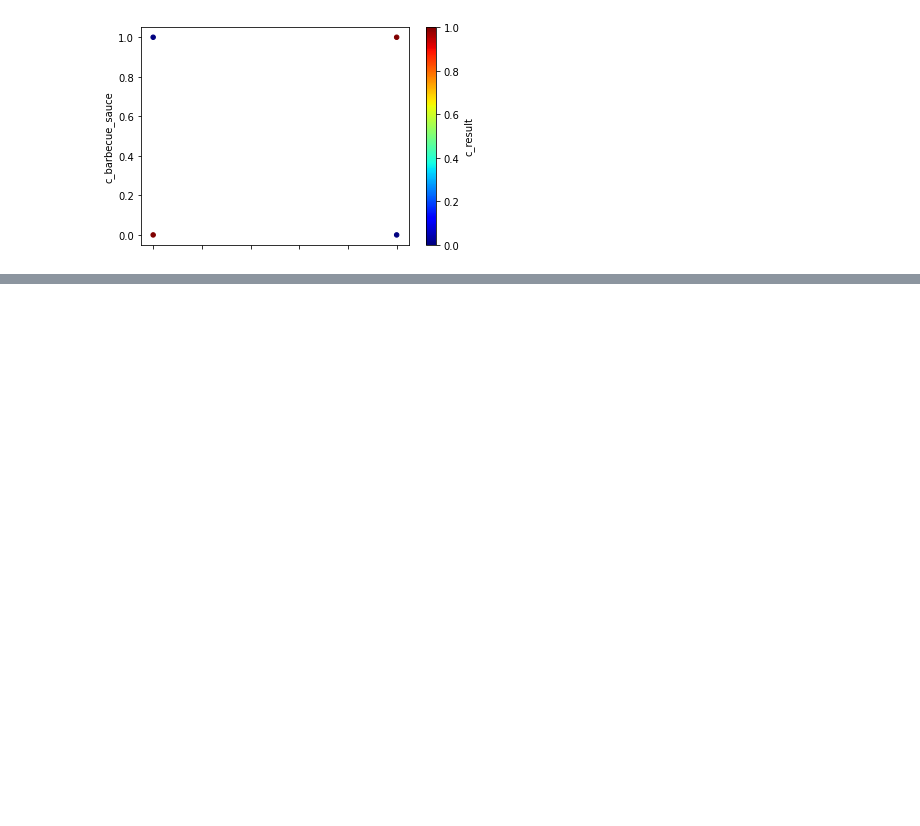
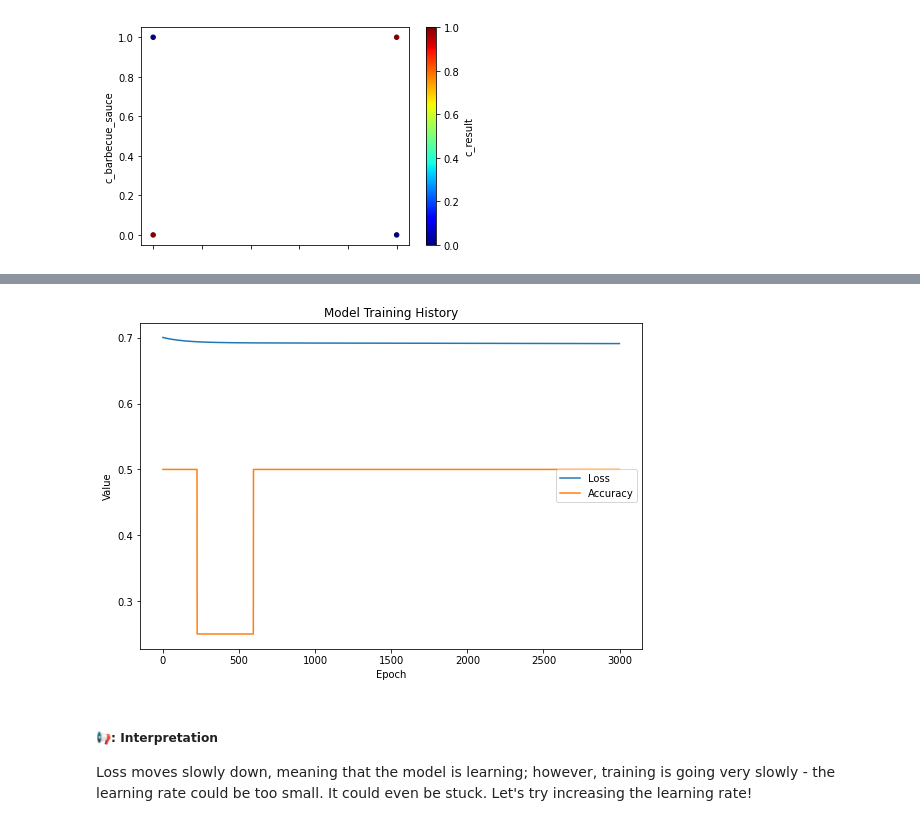
Before and after one commit to seamus0215/Deep-learning-from-the-ground-up, a Jupyter notebook: snn.ipynb, the cells around one changed output, grey strips where cells are left out. Saved outputs shown, nothing was run; the diff lists cells and outputs as text; code cells hidden in the pictures; blank space fills up the shorter version.

Commit message:
updated small neural network

```diff
--- a/snn.ipynb
+++ b/snn.ipynb
@@ -56,0 +59,17 @@ pizza_sauce.plot(
+# %%
+# Declare network layers
+
+input_layer = Dense(units=2, input_dim=2, activation='sigmoid')
+output_layer = Dense(units=1, activation='sigmoid')
+
+# Initialize model
+pizza_sauce_model = Sequential()
+pizza_sauce_model.add(input_layer)
+pizza_sauce_model.add(output_layer)
+
+# Add Optimization
+sgd = SGD()
+
+# Compile and summarize model
+pizza_sauce_model.compile(loss='binary_crossentropy', optimizer=sgd, metrics=['accuracy'])
+pizza_sauce_model.summary()
@@ -56,0 +90,8 @@ pizza_sauce.plot(
+# %%
+# Fit the model to the dataset
+
+history = pizza_sauce_model.fit(
+    pizza_sauce[['c_tomato_sauce', 'c_barbecue_sauce']],
+    pizza_sauce['c_result'],
+    epochs=3000,
+)
@@ -56,0 +128,17 @@ pizza_sauce.plot(
+# %%
+# The model finished training, but the results are not as good as expected. To debug it,
+# let's look at how training loss is changing:
+
+plt.figure(figsize=(9, 6))
+plt.plot(history.history['loss'])
+plt.plot(history.history['accuracy'])
+plt.title('Model Training History')
+plt.ylabel('Value')
+plt.xlabel('Epoch')
+plt.legend(['Loss', 'Accuracy'], loc='center right')
+plt.show()
+# %% [output]
+[figure, added]
+# %% [markdown]
+##### 📢: Interpretation
+Loss moves slowly down, meaning that the model is learning; however, training is going very slowly - the learning rate could be too small. It could even be stuck. Let's try increasing the learning rate!
```
Also changed, not shown: parts of 12 cells of this notebook, 1 other file.
